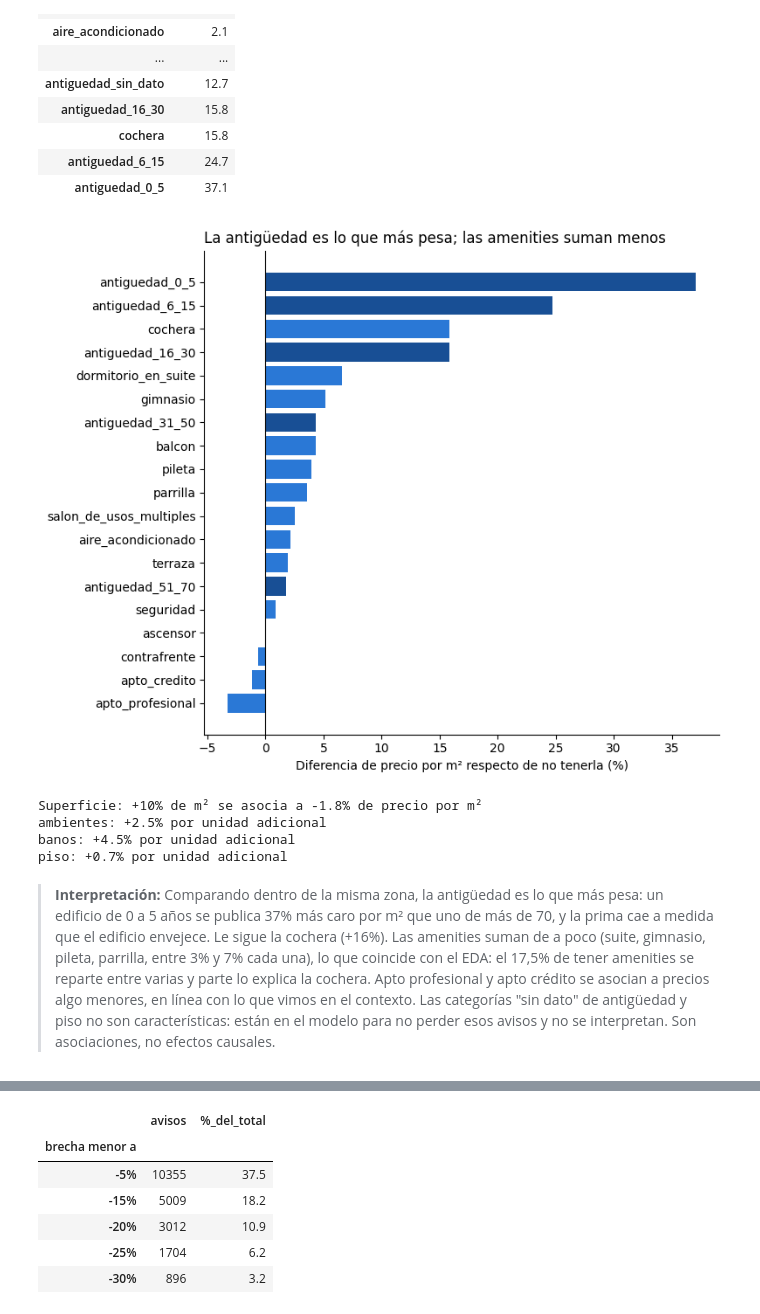
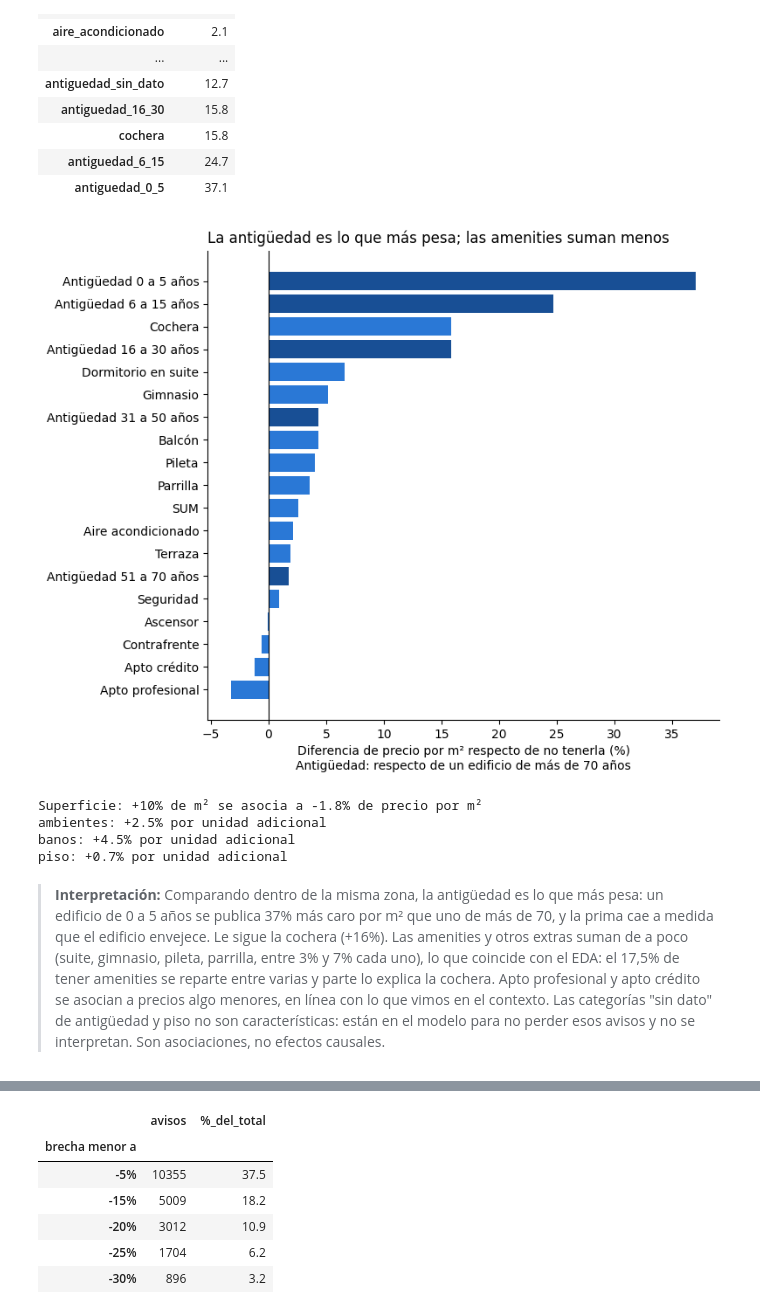
Before and after one commit to gbuhler-itba/TP-Analitica-Descriptiva, a Jupyter notebook: notebooks/03_precio_esperado.ipynb, the cells around one changed output, grey strips where cells are left out. Drawn from its saved outputs; the diff is of its cells as text; code cells hidden in the pictures.

Commit message:
Revisión final de la PreEntrega 2: control de H1, variables del título, KPIs, categorías e ingesta del crudo

```diff
--- a/notebooks/03_precio_esperado.ipynb
+++ b/notebooks/03_precio_esperado.ipynb
@@ -180,16 +190,25 @@ prima.round(1).to_frame("prima_%")
 # %%
 mostrar = prima.drop(["log_m2", "piso", "ambientes", "banos", "antiguedad_sin_dato", "piso_sin_dato"])
 fig, ax = plt.subplots(figsize=(8, 6.5))
 color = [AZUL_OSCURO if n.startswith("antiguedad") else AZUL for n in mostrar.index]
-ax.barh(mostrar.index, mostrar.values, color=color)
+nombres = {
+    "antiguedad_0_5": "Antigüedad 0 a 5 años", "antiguedad_6_15": "Antigüedad 6 a 15 años",
+    "antiguedad_16_30": "Antigüedad 16 a 30 años", "antiguedad_31_50": "Antigüedad 31 a 50 años",
+    "antiguedad_51_70": "Antigüedad 51 a 70 años", "cochera": "Cochera", "dormitorio_en_suite": "Dormitorio en suite",
+    "gimnasio": "Gimnasio", "balcon": "Balcón", "pileta": "Pileta", "parrilla": "Parrilla",
+    "salon_de_usos_multiples": "SUM", "aire_acondicionado": "Aire acondicionado", "terraza": "Terraza",
+    "seguridad": "Seguridad", "ascensor": "Ascensor", "contrafrente": "Contrafrente",
+    "apto_credito": "Apto crédito", "apto_profesional": "Apto profesional",
+}
+ax.barh([nombres.get(n, n) for n in mostrar.index], mostrar.values, color=color)
 ax.axvline(0, color="black", lw=0.8)
-ax.set_xlabel("Diferencia de precio por m² respecto de no tenerla (%)")
+ax.set_xlabel("Diferencia de precio por m² respecto de no tenerla (%)\nAntigüedad: respecto de un edificio de más de 70 años")
 ax.set_title("La antigüedad es lo que más pesa; las amenities suman menos", loc="left")
 ax.spines[["top", "right"]].set_visible(False)
 plt.tight_layout()
 plt.show()
 # %% [output]
-[figure, old version]
+[figure, new version]
 # %%
 print(f"Superficie: +10% de m² se asocia a {modelo.prima_porcentual(coef['log_m2'] * np.log(1.1)):.1f}% de precio por m²")
 for c in ["ambientes", "banos", "piso"]:
@@ -200,7 +219,7 @@ ambientes: +2.5% por unidad adicional
 banos: +4.5% por unidad adicional
 piso: +0.7% por unidad adicional
 # %% [markdown]
-> **Interpretación:** Comparando dentro de la misma zona, la antigüedad es lo que más pesa: un edificio de 0 a 5 años se publica 37% más caro por m² que uno de más de 70, y la prima cae a medida que el edificio envejece. Le sigue la cochera (+16%). Las amenities suman de a poco (suite, gimnasio, pileta, parrilla, entre 3% y 7% cada una), lo que coincide con el EDA: el 17,5% de tener amenities se reparte entre varias y parte lo explica la cochera. Apto profesional y apto crédito se asocian a precios algo menores, en línea con lo que vimos en el contexto. Las categorías "sin dato" de antigüedad y piso no son características: están en el modelo para no perder esos avisos y no se interpretan. Son asociaciones, no efectos causales.
+> **Interpretación:** Comparando dentro de la misma zona, la antigüedad es lo que más pesa: un edificio de 0 a 5 años se publica 37% más caro por m² que uno de más de 70, y la prima cae a medida que el edificio envejece. Le sigue la cochera (+16%). Las amenities y otros extras suman de a poco (suite, gimnasio, pileta, parrilla, entre 3% y 7% cada uno), lo que coincide con el EDA: el 17,5% de tener amenities se reparte entre varias y parte lo explica la cochera. Apto profesional y apto crédito se asocian a precios algo menores, en línea con lo que vimos en el contexto. Las categorías "sin dato" de antigüedad y piso no son características: están en el modelo para no perder esos avisos y no se interpretan. Son asociaciones, no efectos causales.
 # %% [markdown]
 ## 6. Brecha de precio y umbral
 
```
Also changed, not shown: parts of 26 cells of this notebook, 12 other files.
